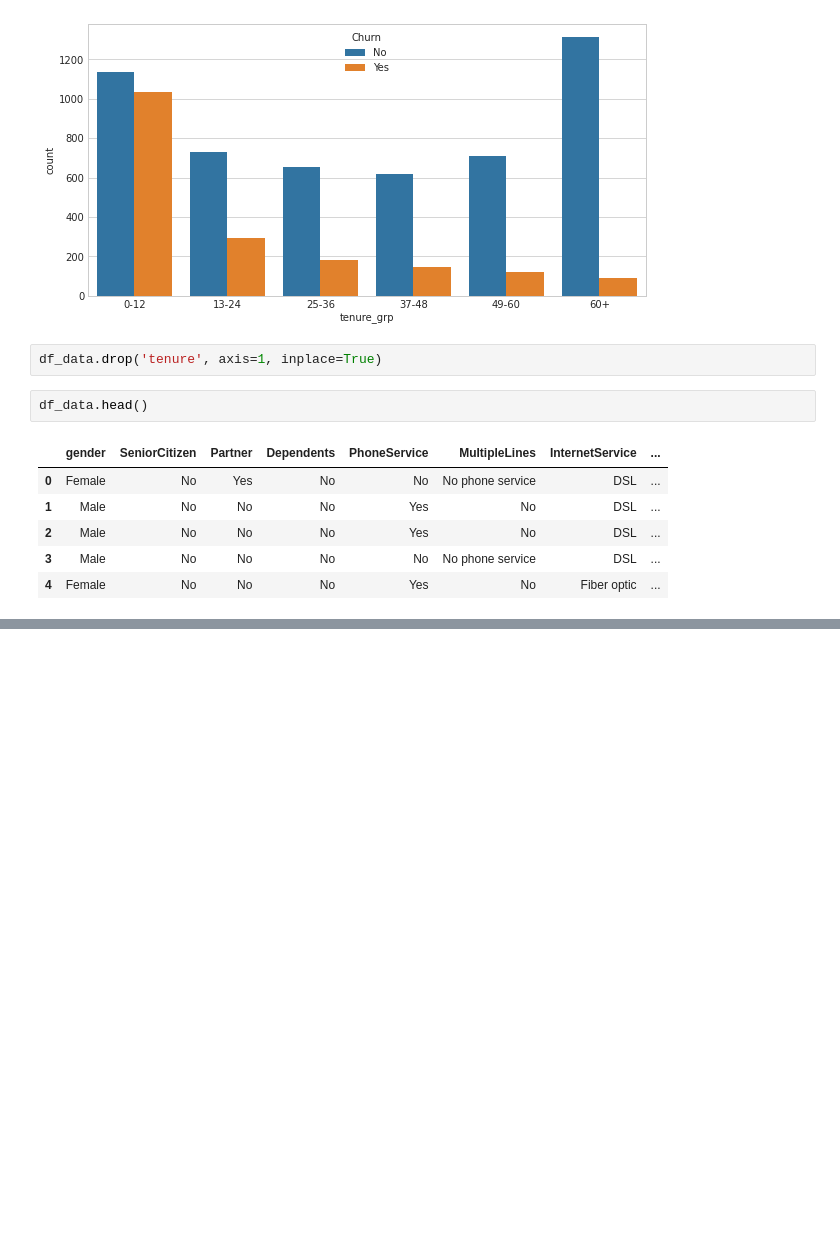
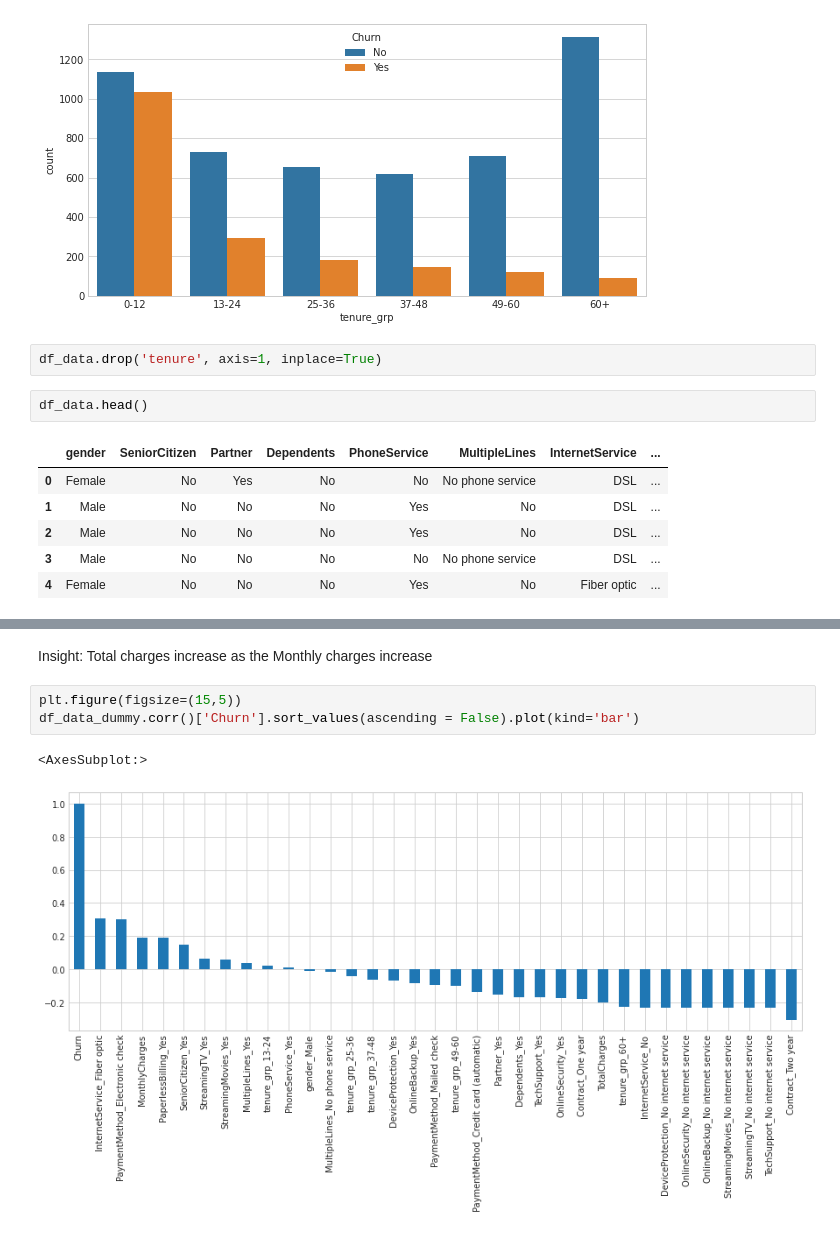
Before and after one commit to ParisRohan/AES-128-bit-Key-size-, a Jupyter notebook: customer-churn-prediction.ipynb, the cells around one changed output, grey strips where cells are left out. Drawn from its saved outputs; the diff is of its cells as text; blank space fills up the shorter version.

```diff
--- a/customer-churn-prediction.ipynb
+++ b/customer-churn-prediction.ipynb
@@ -233,0 +262,9 @@ df_data.head()
+# %% [markdown]
+Insight:
+Total charges increase as the Monthly charges increase
+# %%
+plt.figure(figsize=(15,5))
+df_data_dummy.corr()['Churn'].sort_values(ascending = False).plot(kind='bar')
+# %% [output]
+<AxesSubplot:>
+[figure, added]
```
Also changed, not shown: parts of 14 cells of this notebook.
